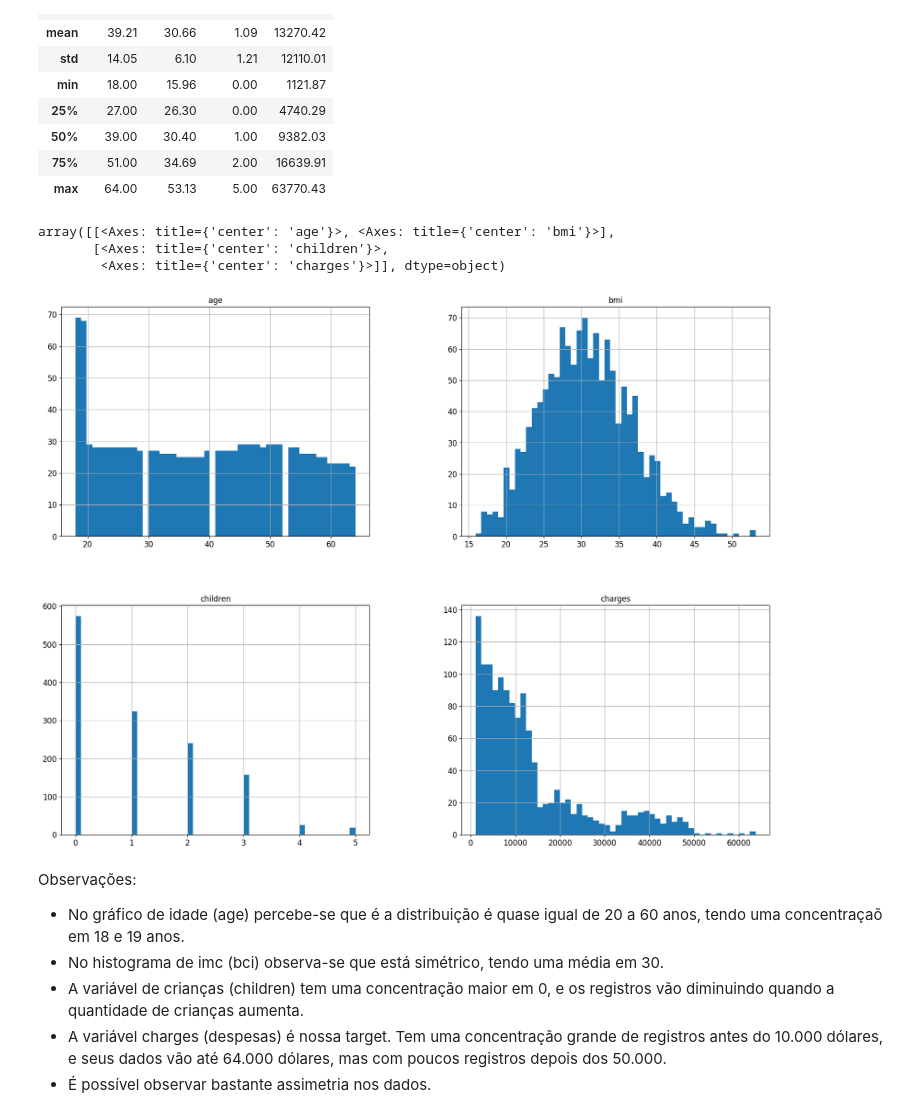
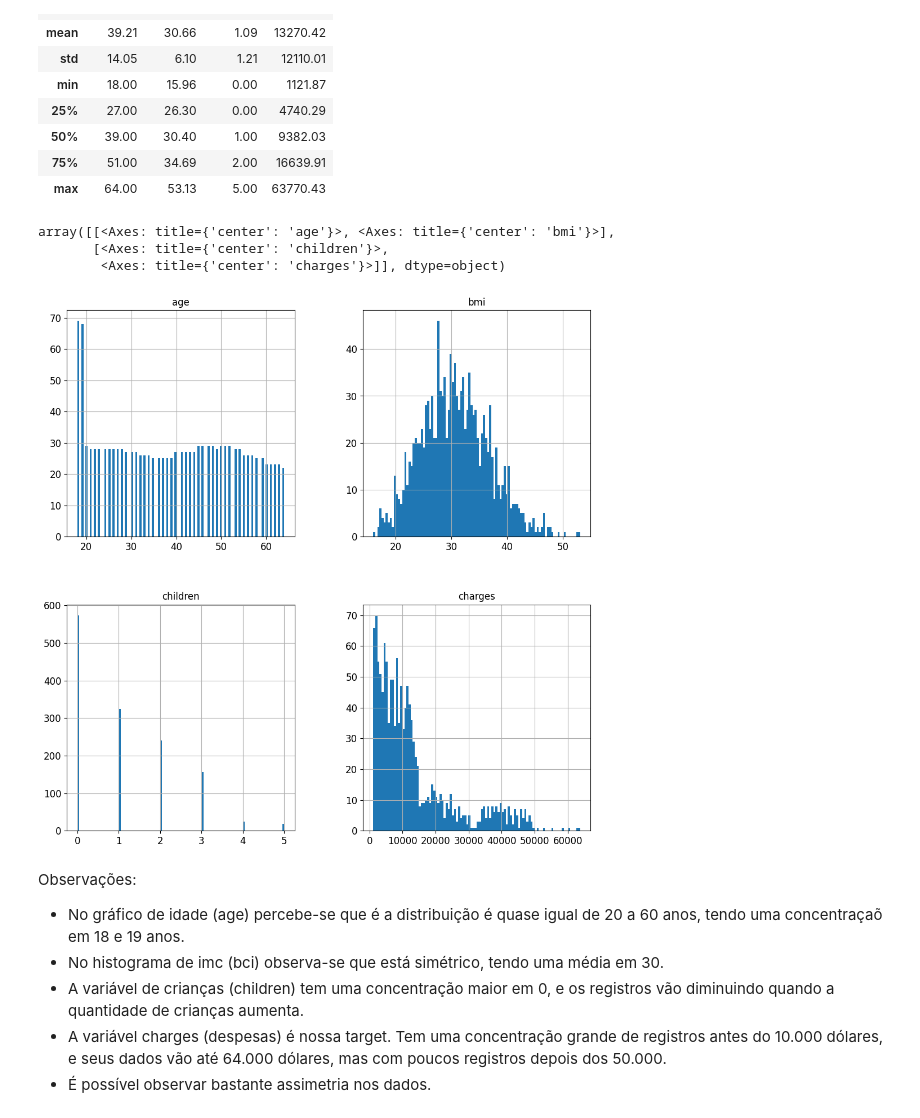
Before and after one commit to biancaalvesb/FIAP_POS_IA_ML, a Jupyter notebook: regressao_tech_challenge_1.ipynb, the cells around one changed output. Cells and saved outputs as stored; diff of their text form; code cells hidden in the pictures.

```diff
--- a/regressao_tech_challenge_1.ipynb
+++ b/regressao_tech_challenge_1.ipynb
@@ -87,14 +90,16 @@ dataset.describe().round(2)
 | 75% | 51.00 | 34.69 | 2.00 | 16639.91 |
 | max | 64.00 | 53.13 | 5.00 | 63770.43 |
 # %%
+# Plotando histogramas para analisar a simetria dos dados
+
 %matplotlib inline
 import matplotlib.pyplot as plt
-dataset.hist(bins=50, figsize=(20,15))
+dataset.hist(bins=100, figsize=(12, 12))
 # %% [output]
 array([[<Axes: title={'center': 'age'}>, <Axes: title={'center': 'bmi'}>],
        [<Axes: title={'center': 'children'}>,
         <Axes: title={'center': 'charges'}>]], dtype=object)
-[figure, old version]
+[figure, new version]
 # %% [markdown]
 Observações:
 
```
Also changed, not shown: parts of 9 cells of this notebook.
